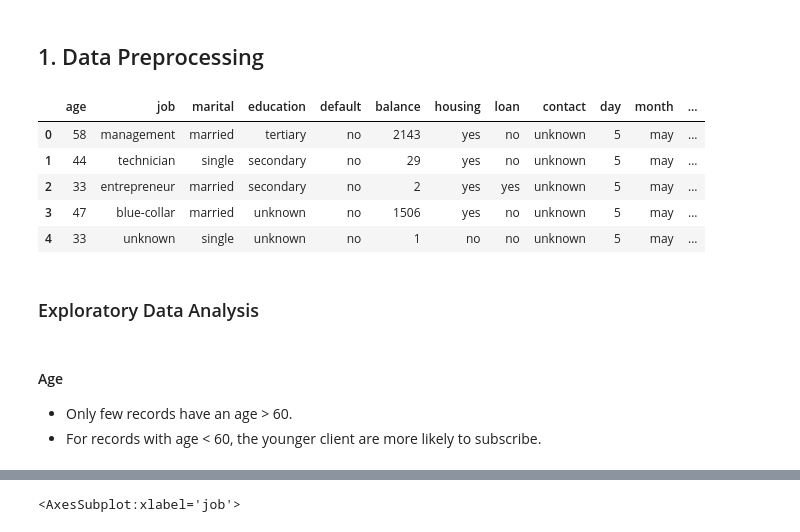
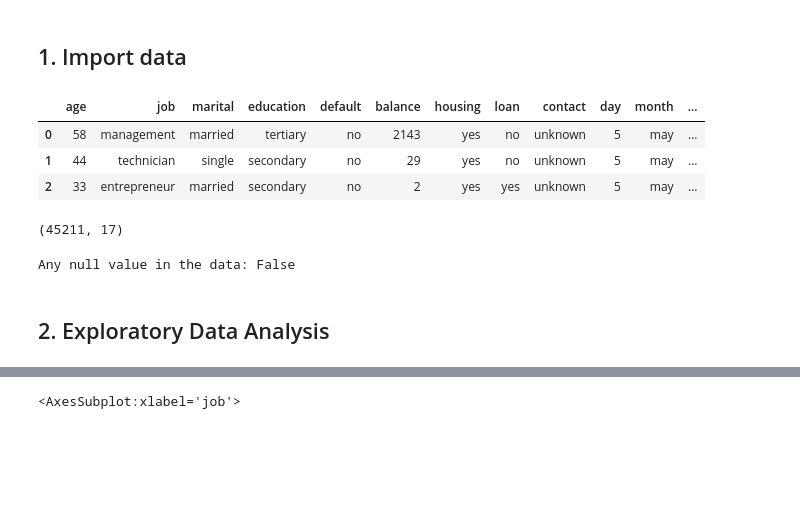
Before and after one commit to bowcai/bank-analysis, a Jupyter notebook: bank-analysis.ipynb, the cells around one changed output, grey strips where cells are left out. Drawn from its saved outputs; the diff is of its cells as text; code cells hidden in the pictures; blank space fills up the shorter version.

Commit message:
Leave only the final version of code

```diff
--- a/bank-analysis.ipynb
+++ b/bank-analysis.ipynb
@@ -1,2 +50,2 @@
 # %% [markdown]
-## 1. Data Preprocessing
+## 1. Import data
@@ -9,11 +52,14 @@ import seaborn as sns
 # %%
-df = pd.read_csv('bank-full.csv', sep=';')
+df = pd.read_csv('./bank-full.csv',sep=';')
 # %%
-df.head()
+df.head(3)
 # %% [output]
 |  | age | job | marital | education | default | balance | housing | loan | contact | day | month | ... |
 | 0 | 58 | management | married | tertiary | no | 2143 | yes | no | unknown | 5 | may | ... |
 | 1 | 44 | technician | single | secondary | no | 29 | yes | no | unknown | 5 | may | ... |
 | 2 | 33 | entrepreneur | married | secondary | no | 2 | yes | yes | unknown | 5 | may | ... |
-| 3 | 47 | blue-collar | married | unknown | no | 1506 | yes | no | unknown | 5 | may | ... |
-| 4 | 33 | unknown | single | unknown | no | 1 | no | no | unknown | 5 | may | ... |
+# %%
+# Number of samples & features
+df.shape
+# %% [output]
+(45211, 17)
@@ -20 +70,6 @@ df.head()
+# %%
+# Check if there are null values
+print(f'Any null value in the data: {df.isnull().any().any()}')
+# %% [output]
+Any null value in the data: False
 # %%
@@ -22,8 +77,4 @@ df.head()
 mapping_yn = {'no': 0, 'yes': 1}
 df['y'] = df['y'].map(mapping_yn)
 # %% [markdown]
-### Exploratory Data Analysis
+## 2. Exploratory Data Analysis
-# %% [markdown]
-#### Age
-- Only few records have an age > 60.
-- For records with age < 60, the younger client are more likely to subscribe.
```
Also changed, not shown: parts of 257 cells of this notebook, 5 other files.
